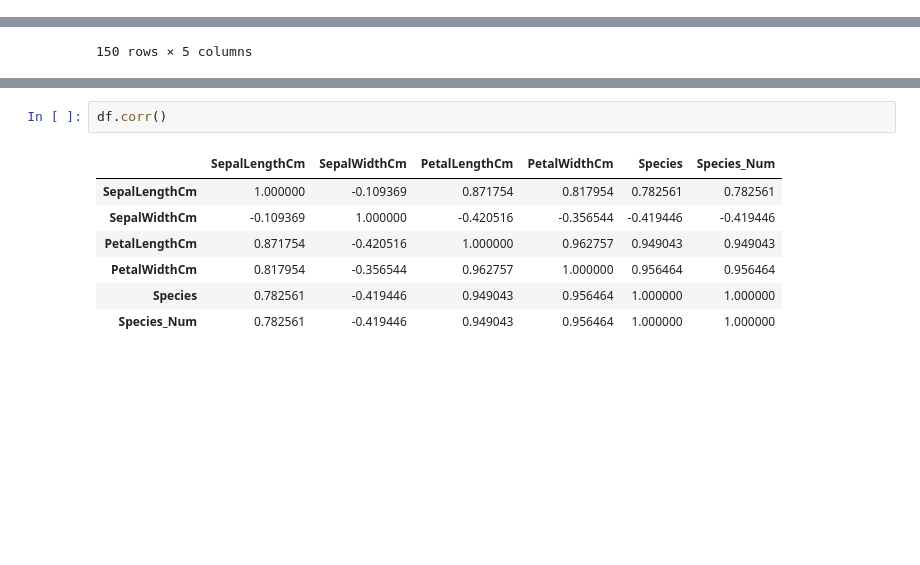
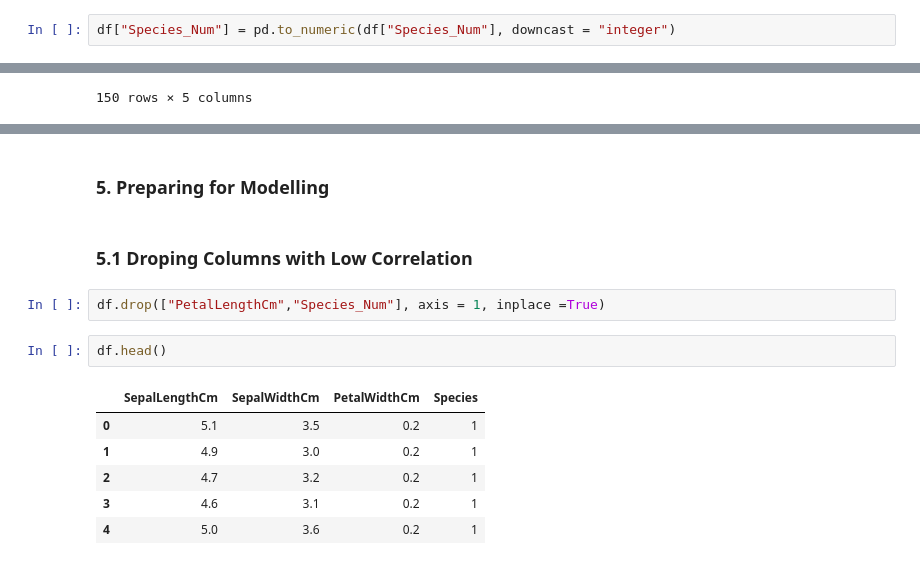
Before and after one commit to Benishkhaled/Benishkhaled, a Jupyter notebook: iris-flower-species-classification-with-knn.ipynb, the cells around one changed output, grey strips where cells are left out. Cells and saved outputs as stored; diff of their text form; blank space fills up the shorter version.

Commit message:
Kaggle Notebook | Iris Flower Species Classification With KNN  | V7_Dealing_with_Outliers

```diff
--- a/iris-flower-species-classification-with-knn.ipynb
+++ b/iris-flower-species-classification-with-knn.ipynb
@@ -357,6 +365,8 @@ array(['setosa', 'versicolor', 'virginica'], dtype=object)
 df["Species_Num"] = df["Species_Num"].str.replace("setosa","1")
 df["Species_Num"] = df["Species_Num"].str.replace("versicolor","2")
 df["Species_Num"] = df["Species_Num"].str.replace("virginica","3")
+# %%
+df["Species_Num"] = pd.to_numeric(df["Species_Num"], downcast = "integer")
 # %%
 df.head()
 # %% [output]
@@ -777,10 +800,15 @@ df.drop(["Species_Num"], axis = 1)
+# %% [markdown]
+### 5. Preparing for Modelling<a id=33></a>
+# %% [markdown]
+### 5.1 Droping Columns with Low Correlation<a id = 34></a>
+# %%
+df.drop(["PetalLengthCm","Species_Num"], axis = 1, inplace =True)
 # %%
-df.corr()
+df.head()
 # %% [output]
-|  | SepalLengthCm | SepalWidthCm | PetalLengthCm | PetalWidthCm | Species | Species_Num |
-| SepalLengthCm | 1.000000 | -0.109369 | 0.871754 | 0.817954 | 0.782561 | 0.782561 |
-| SepalWidthCm | -0.109369 | 1.000000 | -0.420516 | -0.356544 | -0.419446 | -0.419446 |
-| PetalLengthCm | 0.871754 | -0.420516 | 1.000000 | 0.962757 | 0.949043 | 0.949043 |
-| PetalWidthCm | 0.817954 | -0.356544 | 0.962757 | 1.000000 | 0.956464 | 0.956464 |
-| Species | 0.782561 | -0.419446 | 0.949043 | 0.956464 | 1.000000 | 1.000000 |
-| Species_Num | 0.782561 | -0.419446 | 0.949043 | 0.956464 | 1.000000 | 1.000000 |
+|  | SepalLengthCm | SepalWidthCm | PetalWidthCm | Species |
+| 0 | 5.1 | 3.5 | 0.2 | 1 |
+| 1 | 4.9 | 3.0 | 0.2 | 1 |
+| 2 | 4.7 | 3.2 | 0.2 | 1 |
+| 3 | 4.6 | 3.1 | 0.2 | 1 |
+| 4 | 5.0 | 3.6 | 0.2 | 1 |
```
Also changed, not shown: parts of 35 cells of this notebook.
